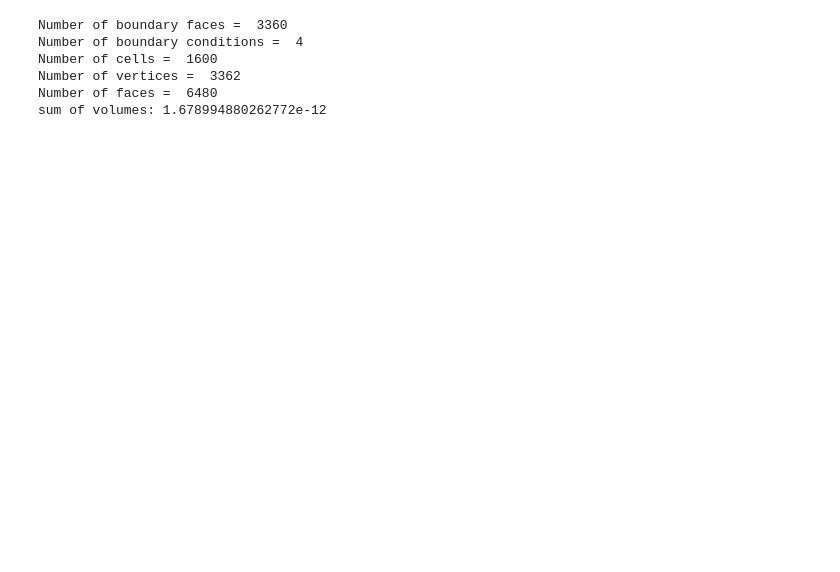
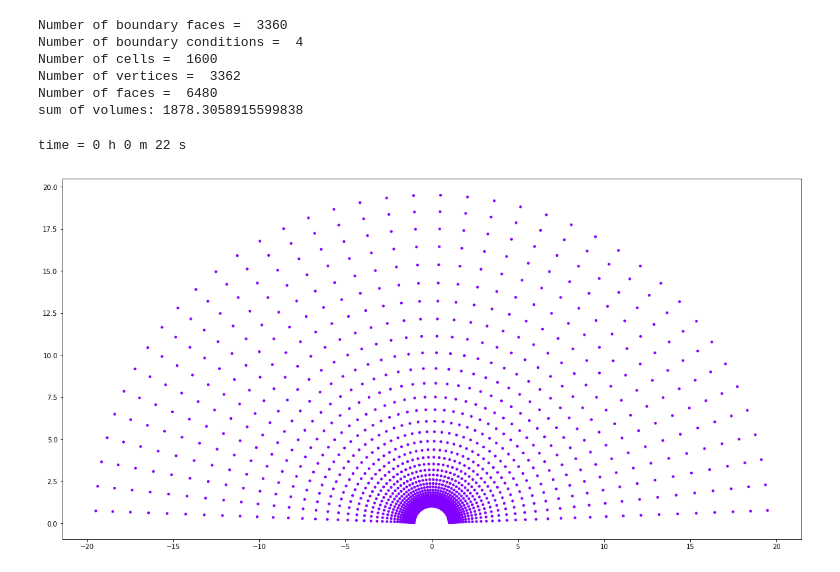
Before and after one commit to KornevEK/Boltzmann, a Jupyter notebook: Cylinder/REA_Solver_Cylinder.ipynb, the cells around one changed output. Drawn from its saved outputs; the diff is of its cells as text; code cells hidden in the pictures; blank space fills up the shorter version.

```diff
--- a/Cylinder/REA_Solver_Cylinder.ipynb
+++ b/Cylinder/REA_Solver_Cylinder.ipynb
@@ -234,59 +243,76 @@ class Params(object):
 
 p = Params()
 
-N = 20
-vmax = 2000.
+#l = 1. / ((2 ** .5) * np.pi * n_l * p.d * p.d)
 
-Tau = 4000
+Tau = 10
+
+M = 10.
+Kn = 0.564
+
 
 n_l = 2e+23
-u_l = 500.
 T_l = 300.
+T_wall = T_l*5
 
-M = u_l / ((p.g * p.Rg * T_l) ** .5)
+n_s = n_l
+T_s = T_l
+l_s = 1.#100*l
 
-l = 1. / ((2 ** .5) * np.pi * n_l * p.d * p.d)
+p_s = p.m * n_s * p.Rg * T_s
+
+v_s = np.sqrt(2. * p.Rg * T_s)
+
+lambda_s = Kn * l_s
+
+
+N = 20
+vmax = 22 * v_s
+
 
 CFL = 0.5
-
-
-mesh = Mesh()
-
-path = './Cylinder/'
-mesh.read_starcd(path, l)
-
-L = mesh.nc
-# %% [output]
-Number of boundary faces =  3360
-Number of boundary conditions =  4
-Number of cells =  1600
-Number of vertices =  3362
-Number of faces =  6480
-sum of volumes: 1.678994880262772e-12
+# %%
+mesh = Mesh()
+
+path = './Cylinder/'
+mesh.read_starcd(path, l_s)
+
+L = mesh.nc
+# %% [output]
+Number of boundary faces =  3360
+Number of boundary conditions =  4
+Number of cells =  1600
+Number of vertices =  3362
+Number of faces =  6480
+sum of volumes: 1878.3058915599838
 # %%
-S = solver(mesh = mesh, vmax = vmax, N = N, Tau = Tau, CFL = CFL, n_l = n_l, u_l = u_l, T_l = T_l, p = p,
-           filename = 'file.txt', init = '0')
+S = solver(p=p, mesh=mesh, M=M, Kn=Kn, n_l=n_l, T_l=T_l, T_wall=T_wall, Tau=Tau, vmax=vmax, N=N,
+           CFL=CFL, filename = 'file.txt')
+# %% [output]
+time = 0 h 0 m 22 s
 # %%
 fig, ax = plt.subplots(figsize = (20,10))
 
 colors = cm.rainbow((S.Temp - np.min(S.Temp))/(np.max(S.Temp) - np.min(S.Temp)))
 #for y, c in zip(ys, colors):
 #    plt.scatter(x, y, color=c)
 
 #for i, j, k in zip(mesh.cell_center_coo[:, 0] / l, mesh.cell_center_coo[:, 1] / l, colors):
 #    plt.scatter(i, j, color=k)
-ax.scatter(mesh.cell_center_coo[:, 0] / l, mesh.cell_center_coo[:, 1] / l, c=colors)
+ax.scatter(mesh.cell_center_coo[:, 0] / l_s, mesh.cell_center_coo[:, 1] / l_s, s = 10, c=colors)
 #ax.plot(mesh.cell_center_coo[:, 0] / l, S.Temp - np.min(S.Temp)/(np.max(S.Temp) - np.min(S.Temp)))
 #print np.min(S.Temp)
 
 #line, = ax.plot(mesh.cell_center_coo[:, 0] / l, (S.Dens - n_l) / (n_r - n_l))
 #line.set_label('Density')
 #line, = ax.plot(mesh.cell_center_coo[:, 0] / l, (S.Vel - u_r) / (u_l - u_r))
 #line.set_label('Velocity')
 #line, = ax.plot(mesh.cell_center_coo[:, 0] / l, (S.Temp - T_l) / (T_r - T_l))
 #line.set_label('Temperature')
 #ax.legend()
 plt.show()
+# %% [output]
+[figure, added]
 # %%
 fig, ax = plt.subplots(figsize = (20,10))
 plt.semilogy(S.Frob_norm_iter)
```
Also changed, not shown: parts of 5 cells of this notebook, 3 other files.
